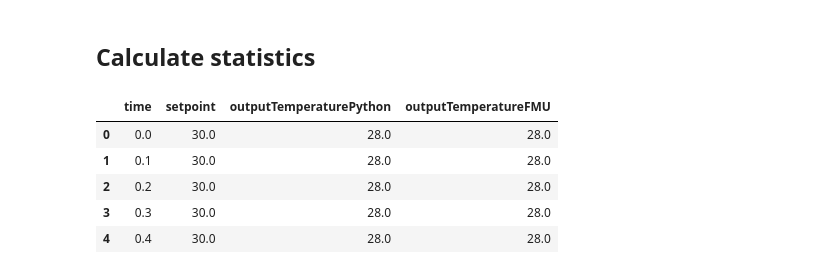
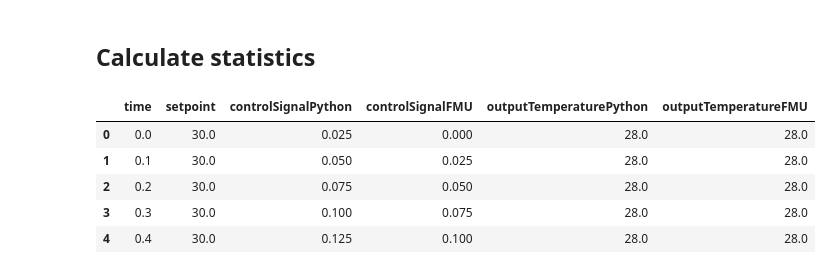
Before and after one commit to cmbNor/Advanced-Control-Implementation-with-Modelica, a Jupyter notebook: PythonSourceCode/AirHeaterFMUwithMPC/AirHeaterMPC.ipynb, the cells around one changed output. Drawn from its saved outputs; the diff is of its cells as text; code cells hidden in the pictures.

Commit message:
Updated code to include control signal stats

```diff
--- a/PythonSourceCode/AirHeaterFMUwithMPC/AirHeaterMPC.ipynb
+++ b/PythonSourceCode/AirHeaterFMUwithMPC/AirHeaterMPC.ipynb
@@ -605,16 +605,16 @@ plt.savefig('plots/MPCRateOfChange.png', dpi=300, bbox_inches='tight')
 ## Calculate statistics
 # %%
 # set up data frame based on numpy arrays
-dfPlantData = pd.DataFrame(data=[t_plot_array,T_sp_plot_array,T_plot_array,T_plot_arrayFMU]).T
-dfPlantData.columns=['time','setpoint','outputTemperaturePython', 'outputTemperatureFMU']
+dfPlantData = pd.DataFrame(data=[t_plot_array,T_sp_plot_array, u_plot_array, u_plot_arrayFMU, T_plot_array,T_plot_arrayFMU]).T
+dfPlantData.columns=['time','setpoint','controlSignalPython','controlSignalFMU','outputTemperaturePython', 'outputTemperatureFMU']
 dfPlantData.head()
 # %% [output]
-|  | time | setpoint | outputTemperaturePython | outputTemperatureFMU |
-| 0 | 0.0 | 30.0 | 28.0 | 28.0 |
-| 1 | 0.1 | 30.0 | 28.0 | 28.0 |
-| 2 | 0.2 | 30.0 | 28.0 | 28.0 |
-| 3 | 0.3 | 30.0 | 28.0 | 28.0 |
-| 4 | 0.4 | 30.0 | 28.0 | 28.0 |
+|  | time | setpoint | controlSignalPython | controlSignalFMU | outputTemperaturePython | outputTemperatureFMU |
+| 0 | 0.0 | 30.0 | 0.025 | 0.000 | 28.0 | 28.0 |
+| 1 | 0.1 | 30.0 | 0.050 | 0.025 | 28.0 | 28.0 |
+| 2 | 0.2 | 30.0 | 0.075 | 0.050 | 28.0 | 28.0 |
+| 3 | 0.3 | 30.0 | 0.100 | 0.075 | 28.0 | 28.0 |
+| 4 | 0.4 | 30.0 | 0.125 | 0.100 | 28.0 | 28.0 |
 # %%
 # Remove the percentiles from the output
 perc = []
```
Also changed, not shown: parts of 5 cells of this notebook, 2 other files.
